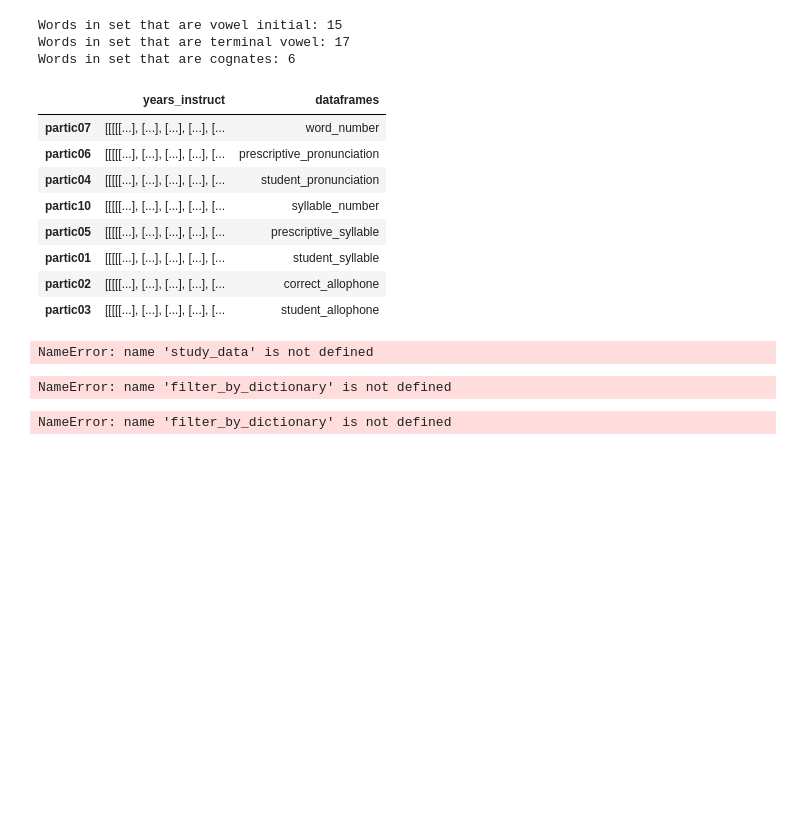
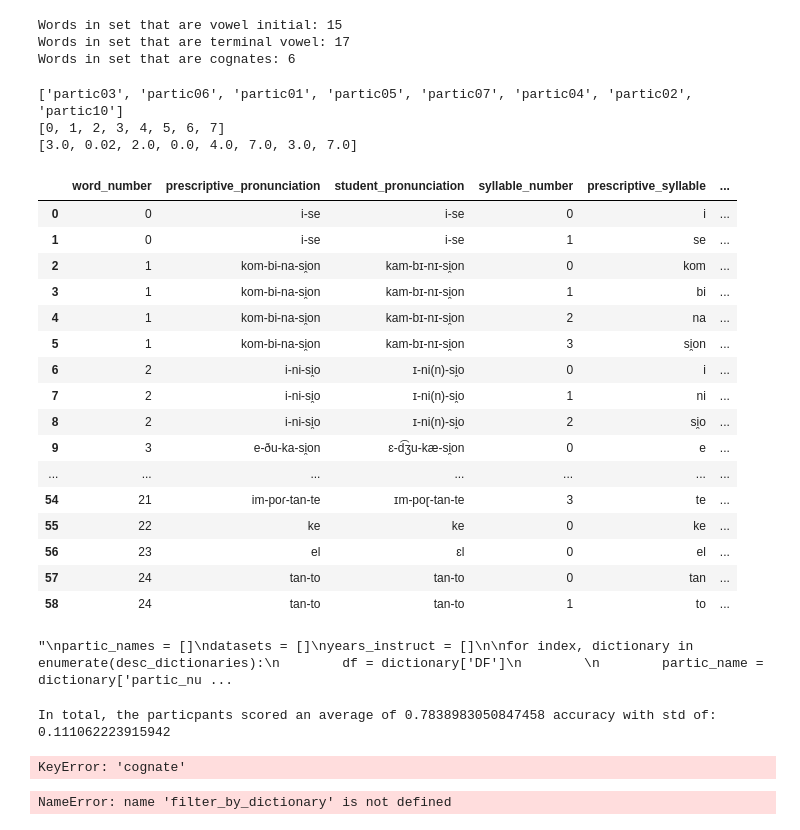
Before and after one commit to djdebonis/IPA_vowel_compare, a Jupyter notebook: vowel_analysis.ipynb, the cells around one changed output. Cells and saved outputs as stored; diff of their text form; code cells hidden in the pictures; blank space fills up the shorter version.

```diff
--- a/vowel_analysis.ipynb
+++ b/vowel_analysis.ipynb
@@ -171,8 +169,50 @@ print("Words in set that are cognates: " + str(cognates_count))
 Words in set that are vowel initial: 15
 Words in set that are terminal vowel: 17
 Words in set that are cognates: 6
+# %%
+partic_names = []
+study_data = []
+years_instruct = []
+order = []
+
+for index, dictionary in enumerate(desc_dictionaries):
+        df = dictionary['DF']
+
+        partic_name = dictionary['partic_number']
+        years = dictionary['years_formal_instruct']
+        order.append(index)
+        partic_names.append(partic_name)
+        study_data.append(df)
+        years_instruct.append(years)
+
+print(partic_names)
+print(order)
+print(years_instruct)
+study_data[0]
+# %% [output]
+['partic03', 'partic06', 'partic01', 'partic05', 'partic07', 'partic04', 'partic02', 'partic10']
+[0, 1, 2, 3, 4, 5, 6, 7]
+[3.0, 0.02, 2.0, 0.0, 4.0, 7.0, 3.0, 7.0]
+|  | word_number | prescriptive_pronunciation | student_pronunciation | syllable_number | prescriptive_syllable | ... |
+| 0 | 0 | i-se | i-se | 0 | i | ... |
+| 1 | 0 | i-se | i-se | 1 | se | ... |
+| 2 | 1 | kom-bi-na-si̯on | kam-bɪ-nɪ-si̯on | 0 | kom | ... |
+| 3 | 1 | kom-bi-na-si̯on | kam-bɪ-nɪ-si̯on | 1 | bi | ... |
+| 4 | 1 | kom-bi-na-si̯on | kam-bɪ-nɪ-si̯on | 2 | na | ... |
+| 5 | 1 | kom-bi-na-si̯on | kam-bɪ-nɪ-si̯on | 3 | si̯on | ... |
+| 6 | 2 | i-ni-si̯o | ɪ-ni(n)-si̯o | 0 | i | ... |
+| 7 | 2 | i-ni-si̯o | ɪ-ni(n)-si̯o | 1 | ni | ... |
+| 8 | 2 | i-ni-si̯o | ɪ-ni(n)-si̯o | 2 | si̯o | ... |
+| 9 | 3 | e-ðu-ka-si̯on | ɛ-d͡ʒu-kæ-si̯on | 0 | e | ... |
+| ... | ... | ... | ... | ... | ... | ... |
+| 54 | 21 | im-poɾ-tan-te | ɪm-poɽ-tan-te | 3 | te | ... |
+| 55 | 22 | ke | ke | 0 | ke | ... |
+| 56 | 23 | el | ɛl | 0 | el | ... |
+| 57 | 24 | tan-to | tan-to | 0 | tan | ... |
+| 58 | 24 | tan-to | tan-to | 1 | to | ... |
 # %%
 # eventually write a function that allows the user to choose how much data and which data they want to extract from the dictionaries
+"""
 partic_names = []
 datasets = []
 years_instruct = []
@@ -188,16 +228,9 @@ for index, dictionary in enumerate(desc_dictionaries):
 
 datum = pd.DataFrame(list(zip(years_instruct, df)), index = partic_names, columns = ['years_instruct','dataframes'])
 datum
+"""
 # %% [output]
-|  | years_instruct | dataframes |
-| partic07 | [[[[[...], [...], [...], [...], [... | word_number |
-| partic06 | [[[[[...], [...], [...], [...], [... | prescriptive_pronunciation |
-| partic04 | [[[[[...], [...], [...], [...], [... | student_pronunciation |
-| partic10 | [[[[[...], [...], [...], [...], [... | syllable_number |
-| partic05 | [[[[[...], [...], [...], [...], [... | prescriptive_syllable |
-| partic01 | [[[[[...], [...], [...], [...], [... | student_syllable |
-| partic02 | [[[[[...], [...], [...], [...], [... | correct_allophone |
-| partic03 | [[[[[...], [...], [...], [...], [... | student_allophone |
+"\npartic_names = []\ndatasets = []\nyears_instruct = []\n\nfor index, dictionary in enumerate(desc_dictionaries):\n        df = dictionary['DF']\n        \n        partic_name = dictionary['partic_nu ...
 # %%
 total_accuracy = ipa.get_proportions(study_data)
 total_accuracy_mean = np.mean(total_accuracy)
@@ -205,17 +238,17 @@ total_accuracy_std = np.std(total_accuracy)
 print("In total, the particpants scored an average of " + str(total_accuracy_mean) +
       " accuracy with std of: " + str(total_accuracy_std))
 # %% [output]
-NameError: name 'study_data' is not defined
+In total, the particpants scored an average of 0.7838983050847458 accuracy with std of: 0.111062223915942
 # %%
-non_cognate_dfs = filter_by_dictionary(dictionary, "cognate", 0, study_data)
-non_cognate_accuracy = get_proportions(non_cognate_dfs)
+non_cognate_dfs = ipa.filter_by_dictionary(dictionary, "cognate", 0, study_data)
+non_cognate_accuracy = ipa.get_proportions(non_cognate_dfs)
 non_cognate_accuracy
 non_cognate_accuracy_mean = np.mean(non_cognate_accuracy)
 non_cognate_accuracy_std = np.std(non_cognate_accuracy)
 print("For non-cognates, the particpants scored an average of " + str(non_cognate_accuracy_mean) +
       " accuracy with std of: " + str(non_cognate_accuracy_std))
 # %% [output]
-NameError: name 'filter_by_dictionary' is not defined
+KeyError: 'cognate'
 # %%
 cognate_dfs = filter_by_dictionary(dictionary, "cognate", 1, study_data) # create a list of dfs that only accounts for the cognates in the study
 cognate_accuracy = get_proportions(cognate_dfs)
```
Also changed, not shown: parts of 8 cells of this notebook, 2 other files.
